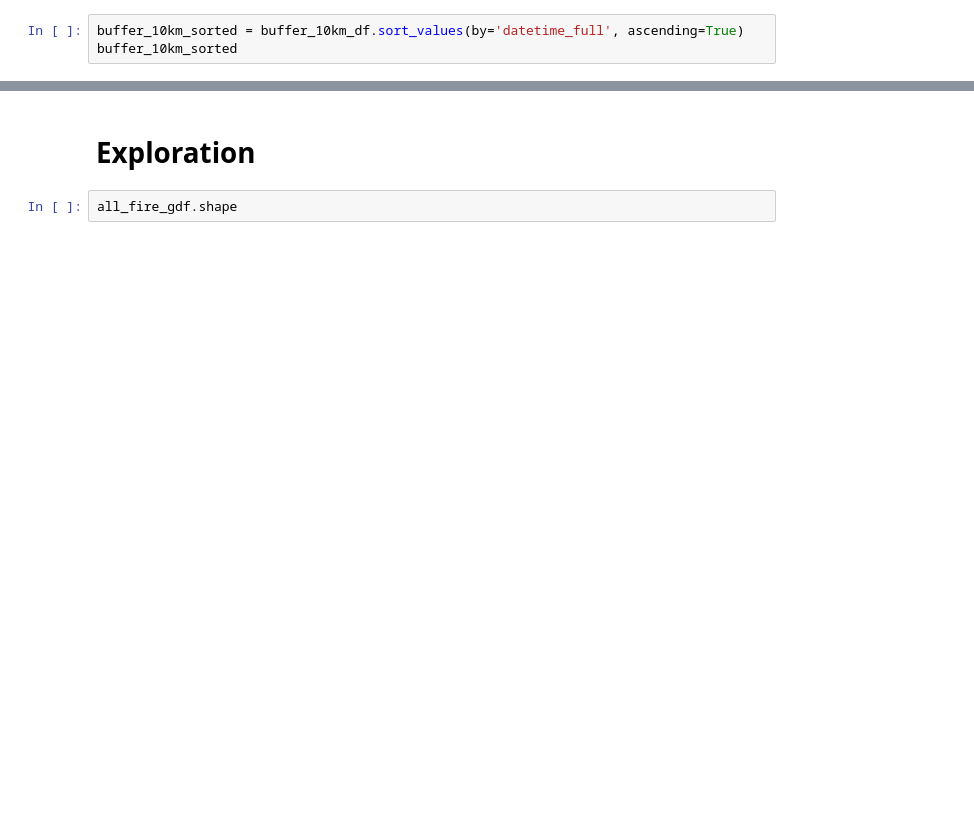
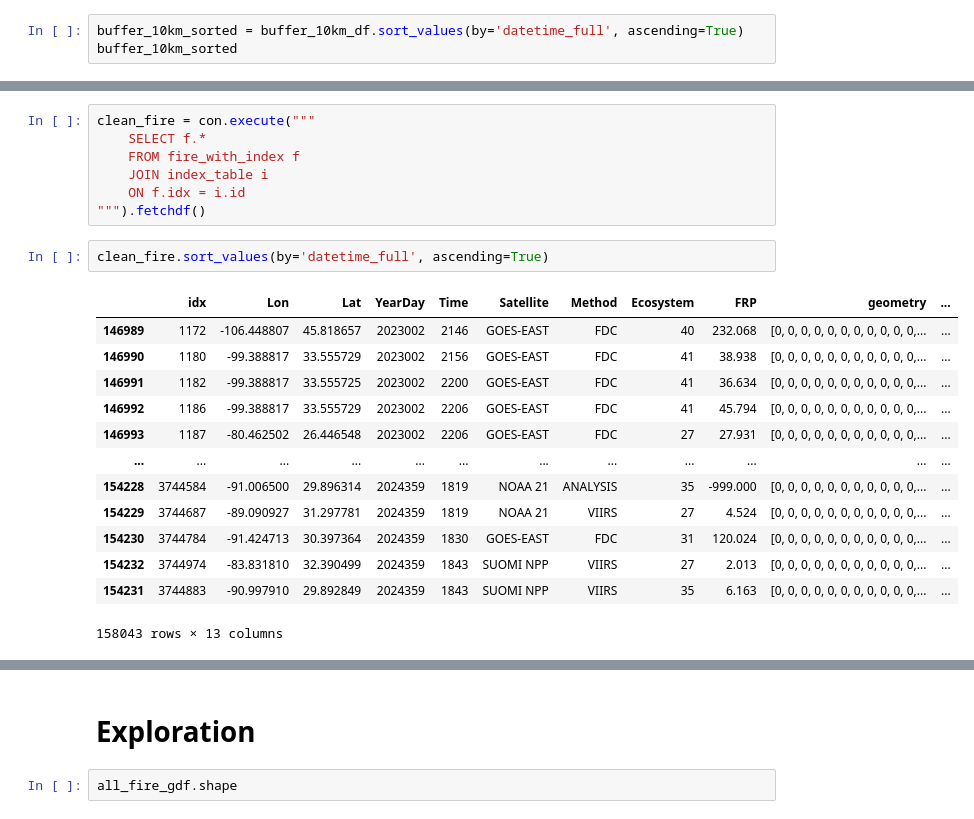
Before and after one commit to txchnothunder/Stats170BSeniorProject, a Jupyter notebook: Capstone.ipynb, the cells around one changed output, grey strips where cells are left out. Drawn from its saved outputs; the diff is of its cells as text; blank space fills up the shorter version.

```diff
--- a/Capstone.ipynb
+++ b/Capstone.ipynb
@@ -291,0 +357,23 @@ buffer_10km_sorted
+# %%
+clean_fire = con.execute("""
+    SELECT f.*
+    FROM fire_with_index f
+    JOIN index_table i
+    ON f.idx = i.id
+""").fetchdf()
+# %%
+clean_fire.sort_values(by='datetime_full', ascending=True)
+# %% [output]
+|  | idx | Lon | Lat | YearDay | Time | Satellite | Method | Ecosystem | FRP | geometry | ... |
+| 146989 | 1172 | -106.448807 | 45.818657 | 2023002 | 2146 | GOES-EAST | FDC | 40 | 232.068 | [0, 0, 0, 0, 0, 0, 0, 0, 0, 0, 0,... | ... |
+| 146990 | 1180 | -99.388817 | 33.555729 | 2023002 | 2156 | GOES-EAST | FDC | 41 | 38.938 | [0, 0, 0, 0, 0, 0, 0, 0, 0, 0, 0,... | ... |
+| 146991 | 1182 | -99.388817 | 33.555725 | 2023002 | 2200 | GOES-EAST | FDC | 41 | 36.634 | [0, 0, 0, 0, 0, 0, 0, 0, 0, 0, 0,... | ... |
+| 146992 | 1186 | -99.388817 | 33.555729 | 2023002 | 2206 | GOES-EAST | FDC | 41 | 45.794 | [0, 0, 0, 0, 0, 0, 0, 0, 0, 0, 0,... | ... |
+| 146993 | 1187 | -80.462502 | 26.446548 | 2023002 | 2206 | GOES-EAST | FDC | 27 | 27.931 | [0, 0, 0, 0, 0, 0, 0, 0, 0, 0, 0,... | ... |
+| ... | ... | ... | ... | ... | ... | ... | ... | ... | ... | ... | ... |
+| 154228 | 3744584 | -91.006500 | 29.896314 | 2024359 | 1819 | NOAA 21 | ANALYSIS | 35 | -999.000 | [0, 0, 0, 0, 0, 0, 0, 0, 0, 0, 0,... | ... |
+| 154229 | 3744687 | -89.090927 | 31.297781 | 2024359 | 1819 | NOAA 21 | VIIRS | 27 | 4.524 | [0, 0, 0, 0, 0, 0, 0, 0, 0, 0, 0,... | ... |
+| 154230 | 3744784 | -91.424713 | 30.397364 | 2024359 | 1830 | GOES-EAST | FDC | 31 | 120.024 | [0, 0, 0, 0, 0, 0, 0, 0, 0, 0, 0,... | ... |
+| 154232 | 3744974 | -83.831810 | 32.390499 | 2024359 | 1843 | SUOMI NPP | VIIRS | 27 | 2.013 | [0, 0, 0, 0, 0, 0, 0, 0, 0, 0, 0,... | ... |
+| 154231 | 3744883 | -90.997910 | 29.892849 | 2024359 | 1843 | SUOMI NPP | VIIRS | 35 | 6.163 | [0, 0, 0, 0, 0, 0, 0, 0, 0, 0, 0,... | ... |
+158043 rows × 13 columns
```
Also changed, not shown: parts of 73 cells of this notebook.
